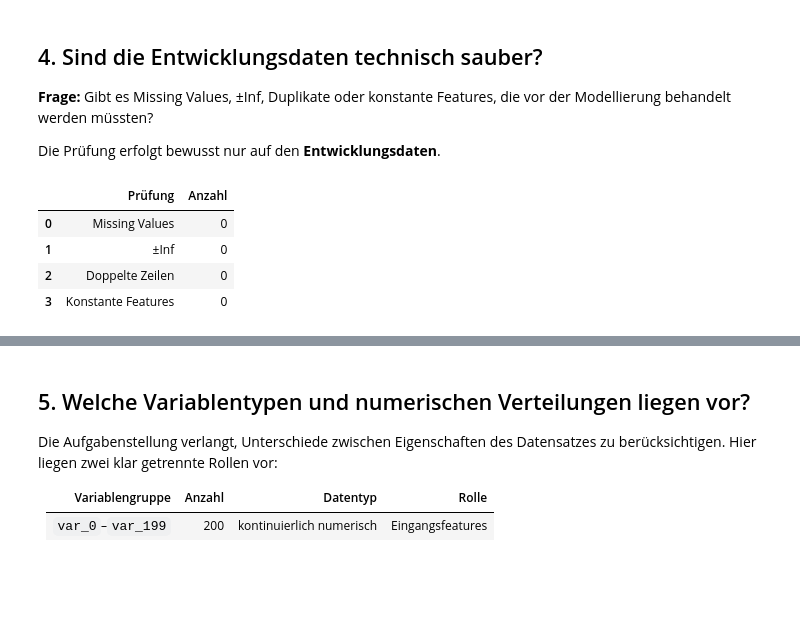
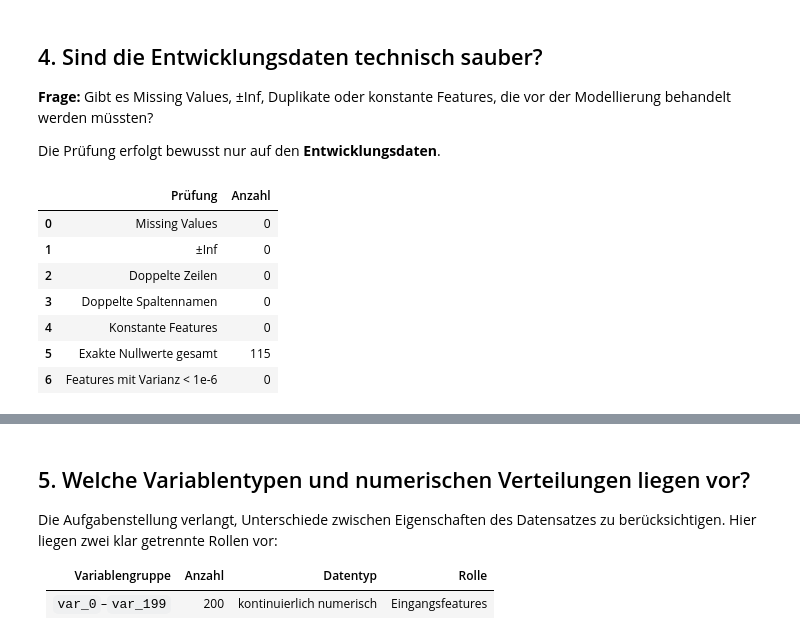
Before and after one commit to Cypshu/ADA_Project, a Jupyter notebook: Ang/Santander_EDA_Kompakt_XGBoost_v4_nestedCV_professionell.ipynb, the cells around one changed output, grey strips where cells are left out. Cells and saved outputs as stored; diff of their text form; code cells hidden in the pictures; blank space fills up the shorter version.

```diff
--- a/Ang/Santander_EDA_Kompakt_XGBoost_v4_nestedCV_professionell.ipynb
+++ b/Ang/Santander_EDA_Kompakt_XGBoost_v4_nestedCV_professionell.ipynb
@@ -215,24 +231,99 @@ Die Prüfung erfolgt bewusst nur auf den **Entwicklungsdaten**.
 # %%
 dev_df = X_dev.copy()
 dev_df[TARGET] = y_dev.to_numpy()
 
+# ------------------------------------------------------------
+# 1. Grundlegende Datenqualitätsprüfungen
+# ------------------------------------------------------------
+
+# Fehlende Werte (NaN / None / pd.NA)
 missing_total = int(dev_df.isna().sum().sum())
+
+# Positive / negative Unendlich-Werte
 inf_total = int(np.isinf(X_dev.to_numpy()).sum())
+
+# Vollständig doppelte Zeilen inklusive Target
 duplicate_rows = int(dev_df.duplicated().sum())
 
-nunique = X_dev.nunique()
+# Doppelte Spaltennamen
+duplicate_column_names = X_dev.columns[X_dev.columns.duplicated()].tolist()
+
+# Konstante Features: nur ein einziger eindeutiger Wert
+nunique = X_dev.nunique(dropna=False)
 constant_features = nunique[nunique <= 1].index.tolist()
 
-display(pd.DataFrame({
-    "Prüfung": ["Missing Values", "±Inf", "Doppelte Zeilen", "Konstante Features"],
-    "Anzahl": [missing_total, inf_total, duplicate_rows, len(constant_features)]
-}))
+# ------------------------------------------------------------
+# 2. Zusätzliche Strukturprüfungen
+# ------------------------------------------------------------
 
-if missing_total == 0 and inf_total == 0 and len(constant_features) == 0:
-    print("→ Keine zwingende Bereinigung/Imputation vor der Modellierung nötig.")
+# Anzahl exakter Nullwerte pro Feature
+zero_counts = (X_dev == 0).sum()
+zero_total = int(zero_counts.sum())
+
+# Feature mit dem höchsten Null-Anteil
+zero_share = (X_dev == 0).mean()
+max_zero_feature = zero_share.idxmax()
+max_zero_share = float(zero_share.max())
+
+# Features mit sehr geringer Varianz
+feature_variance = X_dev.var()
+low_variance_features = feature_variance[
+    feature_variance < 1e-6
+].index.tolist()
+
+# ------------------------------------------------------------
+# 3. Zusammenfassung
+# ------------------------------------------------------------
+
+quality_summary = pd.DataFrame({
+    "Prüfung": [
+        "Missing Values",
+        "±Inf",
+        "Doppelte Zeilen",
+        "Doppelte Spaltennamen",
+        "Konstante Features",
+        "Exakte Nullwerte gesamt",
+        "Features mit Varianz < 1e-6",
+    ],
+    "Anzahl": [
+        missing_total,
+        inf_total,
+        duplicate_rows,
+        len(duplicate_column_names),
+        len(constant_features),
+        zero_total,
+        len(low_variance_features),
+    ]
+})
+
+display(quality_summary)
+
+print(
+    f"Höchster Null-Anteil: {max_zero_feature} "
+    f"mit {max_zero_share:.4%}"
+)
+
+# ------------------------------------------------------------
+# 4. Entscheidung
+# ------------------------------------------------------------
+
+if (
+    missing_total == 0
+    and inf_total == 0
+    and duplicate_rows == 0
+    and len(duplicate_column_names) == 0
+    and len(constant_features) == 0
+):
+    print(
+        "→ Keine offensichtlichen strukturellen Datenqualitätsprobleme "
+        "und keine zwingende Bereinigung/Imputation vor der Modellierung nötig."
+    )
 # %% [output]
 |  | Prüfung | Anzahl |
 | 0 | Missing Values | 0 |
 | 1 | ±Inf | 0 |
 | 2 | Doppelte Zeilen | 0 |
-| 3 | Konstante Features | 0 |
+| 3 | Doppelte Spaltennamen | 0 |
+| 4 | Konstante Features | 0 |
+| 5 | Exakte Nullwerte gesamt | 115 |
+| 6 | Features mit Varianz < 1e-6 | 0 |
```
Also changed, not shown: parts of 24 cells of this notebook.
